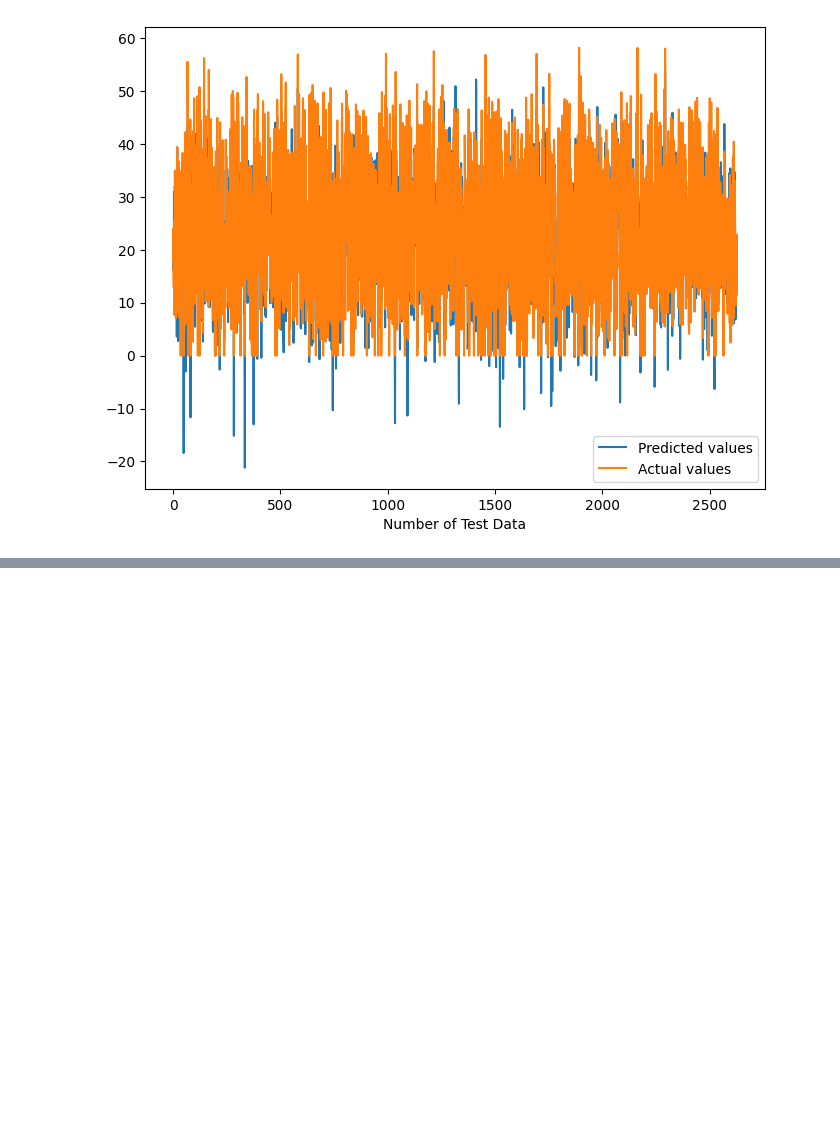
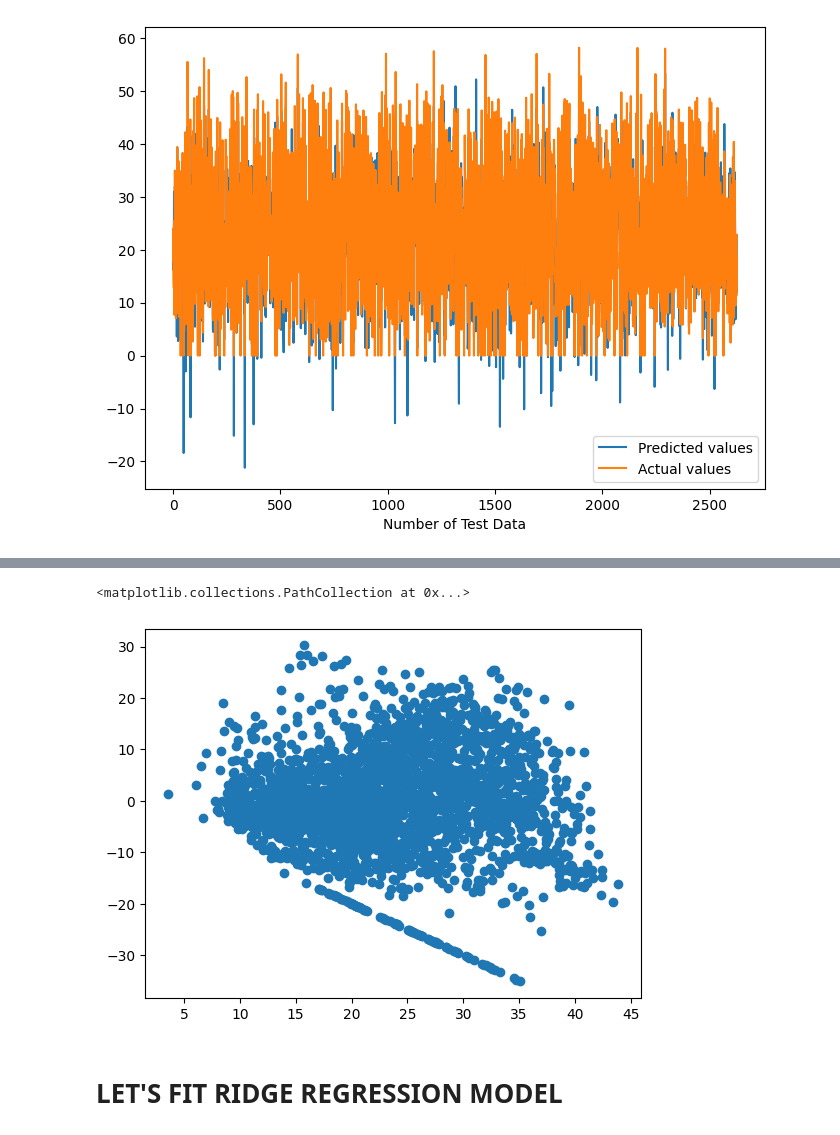
Before and after one commit to KiranKokateGitHub/Bike-Sharing-Demand-Prediction_Regression, a Jupyter notebook: Kiran_Regression.ipynb, the cells around one changed output, grey strips where cells are left out. Drawn from its saved outputs; the diff is of its cells as text; code cells hidden in the pictures; blank space fills up the shorter version.

```diff
--- a/Kiran_Regression.ipynb
+++ b/Kiran_Regression.ipynb
@@ -1019,0 +1157,8 @@ plt.show()
+# %%
+### Let's plot Heteroscadacity for y_pred_test_lasso and (y_test-y_pred_test_lasso)
+plt.scatter((Y_pred_test_Lasso_Reg),(Y_test-Y_pred_test_Lasso_Reg))
+# %% [output]
+<matplotlib.collections.PathCollection at 0x...>
+[figure, added]
+# %% [markdown]
+# **LET'S FIT RIDGE REGRESSION MODEL**
```
Also changed, not shown: parts of 15 cells of this notebook.
